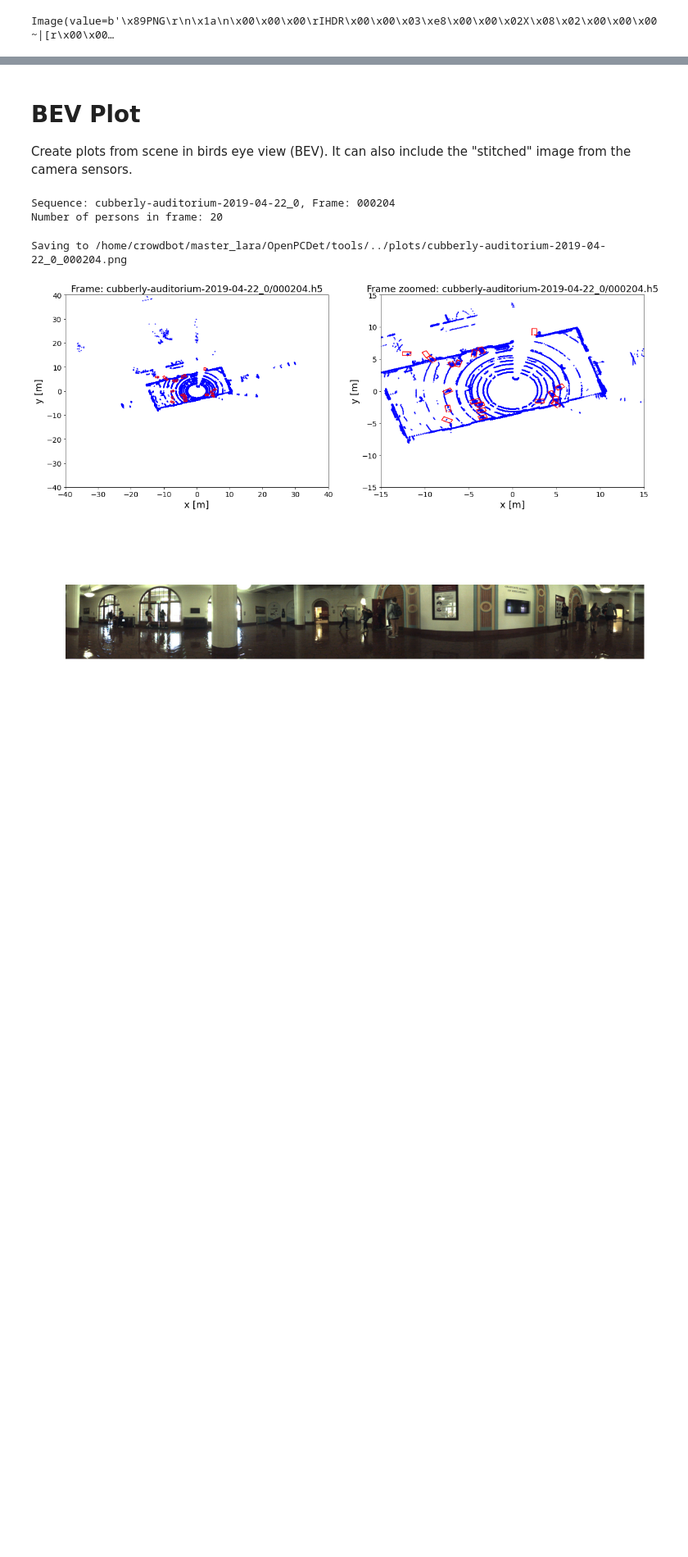
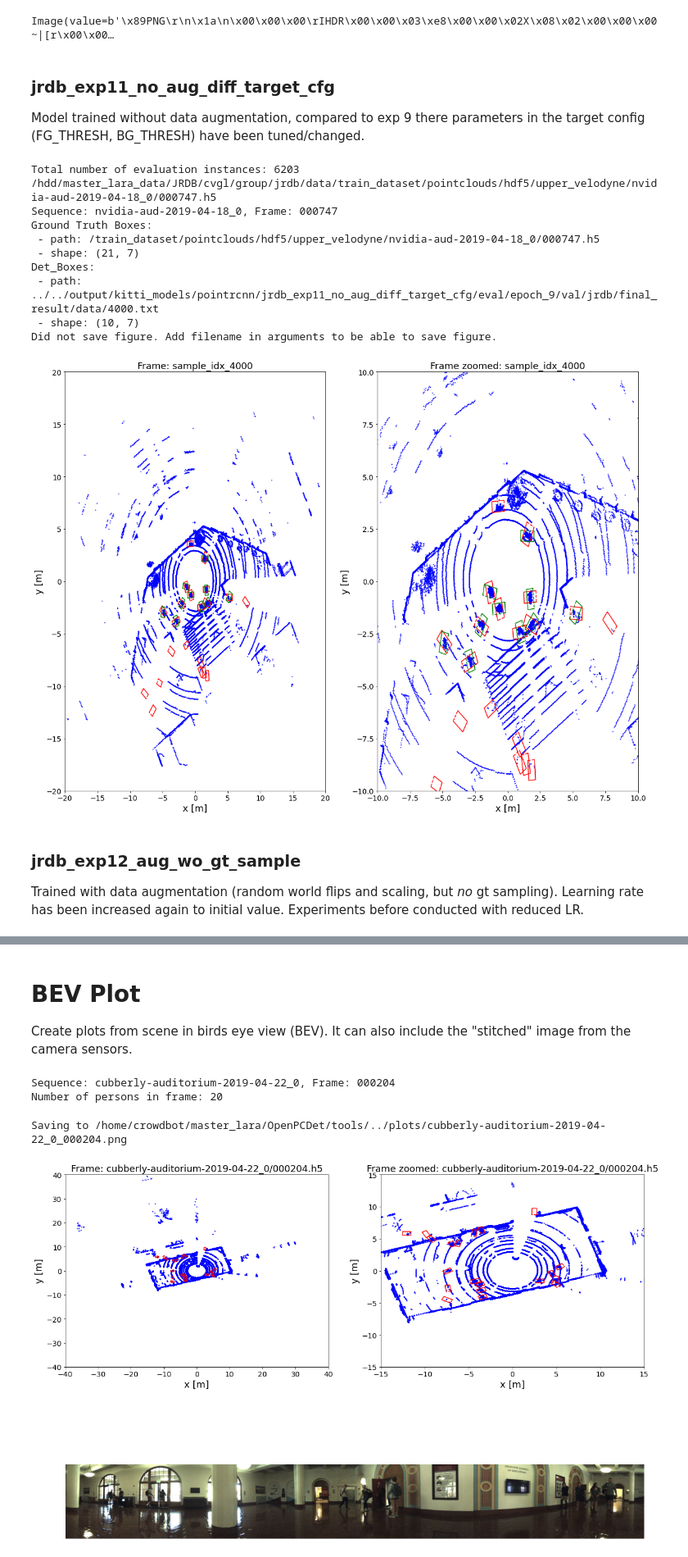
Before and after one commit to brudermueller/OpenPCDet, a Jupyter notebook: tools/visual_utils/JRDB_visualization.ipynb, the cells around one changed output, grey strips where cells are left out. Shown at 82% size. Saved outputs shown, nothing was run; the diff lists cells and outputs as text; code cells hidden in the pictures; blank space fills up the shorter version.

```diff
--- a/tools/visual_utils/JRDB_visualization.ipynb
+++ b/tools/visual_utils/JRDB_visualization.ipynb
@@ -472,3 +495,26 @@ fig2
 Image(value=b'\x89PNG\r\n\x1a\n\x00\x00\x00\rIHDR\x00\x00\x03\xe8\x00\x00\x02X\x08\x02\x00\x00\x00~|[r\x00\x00…
 # %%
 name = '{}_{}_epoch{}_idx{}'.format(experiment, val_tag, epoch, idx)
+# %% [markdown]
+### jrdb_exp11_no_aug_diff_target_cfg
+Model trained without data augmentation, compared to exp 9 there parameters in the target config (FG_THRESH, BG_THRESH) have been tuned/changed.
+# %%
+epoch = 9
+experiment = 'jrdb_exp11_no_aug_diff_target_cfg'
+val_tag = 'jrdb'
+fig2 = evaluate_detections(idx, epoch, experiment, val_tag, ax_lims)
+# %% [output]
+Total number of evaluation instances: 6203
+/hdd/master_lara_data/JRDB/cvgl/group/jrdb/data/train_dataset/pointclouds/hdf5/upper_velodyne/nvidia-aud-2019-04-18_0/000747.h5
+Sequence: nvidia-aud-2019-04-18_0, Frame: 000747
+Ground Truth Boxes:
+ - path: /train_dataset/pointclouds/hdf5/upper_velodyne/nvidia-aud-2019-04-18_0/000747.h5
+ - shape: (21, 7)
+Det_Boxes:
+ - path: ../../output/kitti_models/pointrcnn/jrdb_exp11_no_aug_diff_target_cfg/eval/epoch_9/val/jrdb/final_result/data/4000.txt
+ - shape: (10, 7)
+Did not save figure. Add filename in arguments to be able to save figure.
+[figure, added]
+# %% [markdown]
+### jrdb_exp12_aug_wo_gt_sample
+Trained with data augmentation (random world flips and scaling, but _no_ gt sampling). Learning rate has been increased again to initial value. Experiments before conducted with reduced LR.
```
Also changed, not shown: parts of 32 cells of this notebook, 2 other files.
